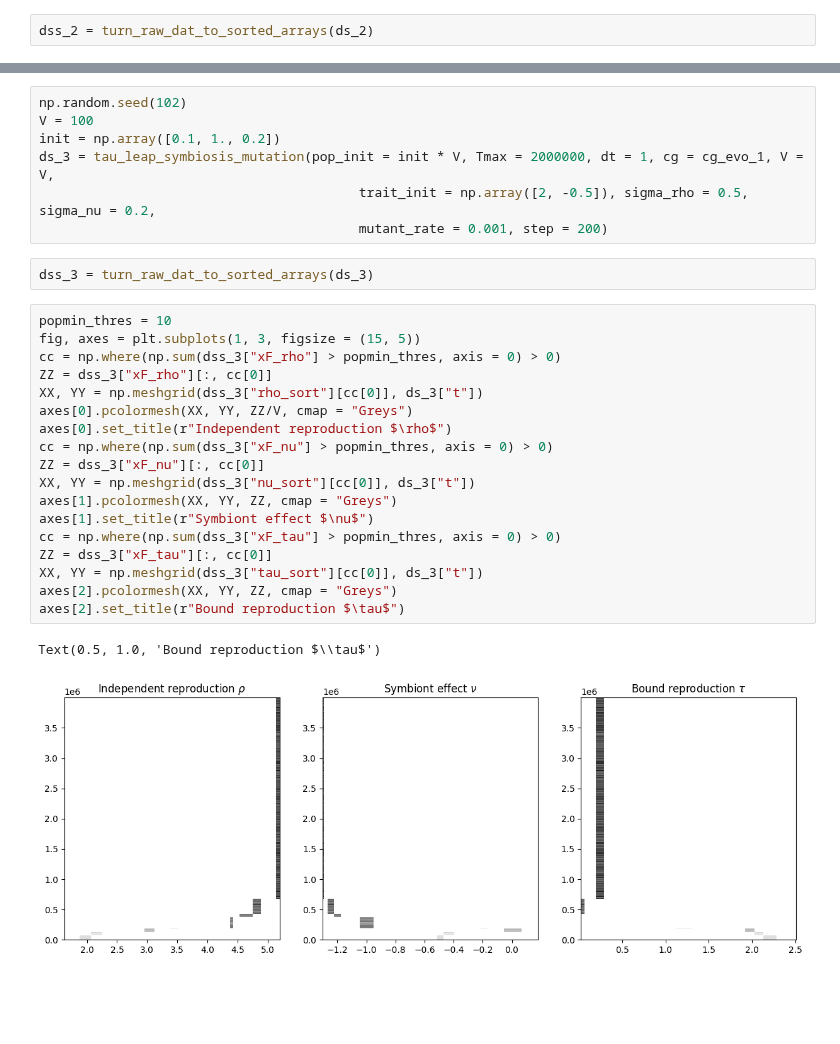
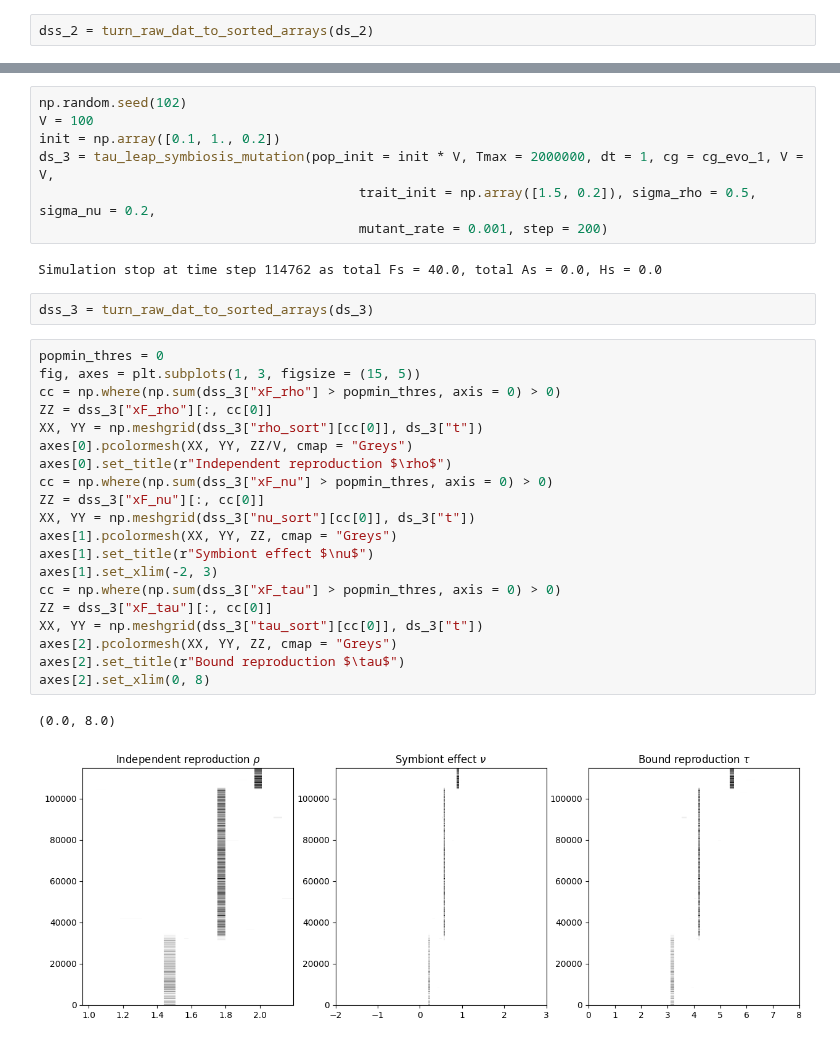
Before and after one commit to linh-phuong/symbiosis_3D_tradeoff, a Jupyter notebook: simulation_scenario_3.ipynb, the cells around one changed output, grey strips where cells are left out. Cells and saved outputs as stored; diff of their text form; blank space fills up the shorter version.

Commit message:
update simulationf or different scenarios

```diff
--- a/simulation_scenario_3.ipynb
+++ b/simulation_scenario_3.ipynb
@@ -93,28 +81,32 @@ np.random.seed(102)
 V = 100
 init = np.array([0.1, 1., 0.2])
 ds_3 = tau_leap_symbiosis_mutation(pop_init = init * V, Tmax = 2000000, dt = 1, cg = cg_evo_1, V = V,
-                                         trait_init = np.array([2, -0.5]), sigma_rho = 0.5, sigma_nu = 0.2,
+                                         trait_init = np.array([1.5, 0.2]), sigma_rho = 0.5, sigma_nu = 0.2,
                                          mutant_rate = 0.001, step = 200)
+# %% [output]
+Simulation stop at time step 114762 as total Fs = 40.0, total As = 0.0, Hs = 0.0
 # %%
 dss_3 = turn_raw_dat_to_sorted_arrays(ds_3)
 # %%
-popmin_thres = 10
+popmin_thres = 0
 fig, axes = plt.subplots(1, 3, figsize = (15, 5))
 cc = np.where(np.sum(dss_3["xF_rho"] > popmin_thres, axis = 0) > 0)
 ZZ = dss_3["xF_rho"][:, cc[0]]
 XX, YY = np.meshgrid(dss_3["rho_sort"][cc[0]], ds_3["t"])
 axes[0].pcolormesh(XX, YY, ZZ/V, cmap = "Greys")
 axes[0].set_title(r"Independent reproduction $\rho$")
 cc = np.where(np.sum(dss_3["xF_nu"] > popmin_thres, axis = 0) > 0)
 ZZ = dss_3["xF_nu"][:, cc[0]]
 XX, YY = np.meshgrid(dss_3["nu_sort"][cc[0]], ds_3["t"])
 axes[1].pcolormesh(XX, YY, ZZ, cmap = "Greys")
 axes[1].set_title(r"Symbiont effect $\nu$")
+axes[1].set_xlim(-2, 3)
 cc = np.where(np.sum(dss_3["xF_tau"] > popmin_thres, axis = 0) > 0)
 ZZ = dss_3["xF_tau"][:, cc[0]]
 XX, YY = np.meshgrid(dss_3["tau_sort"][cc[0]], ds_3["t"])
 axes[2].pcolormesh(XX, YY, ZZ, cmap = "Greys")
 axes[2].set_title(r"Bound reproduction $\tau$")
+axes[2].set_xlim(0, 8)
 # %% [output]
-Text(0.5, 1.0, 'Bound reproduction $\\tau$')
+(0.0, 8.0)
-[figure, old version]
+[figure, new version]
```
Also changed, not shown: parts of 9 cells of this notebook, 1 other file.
